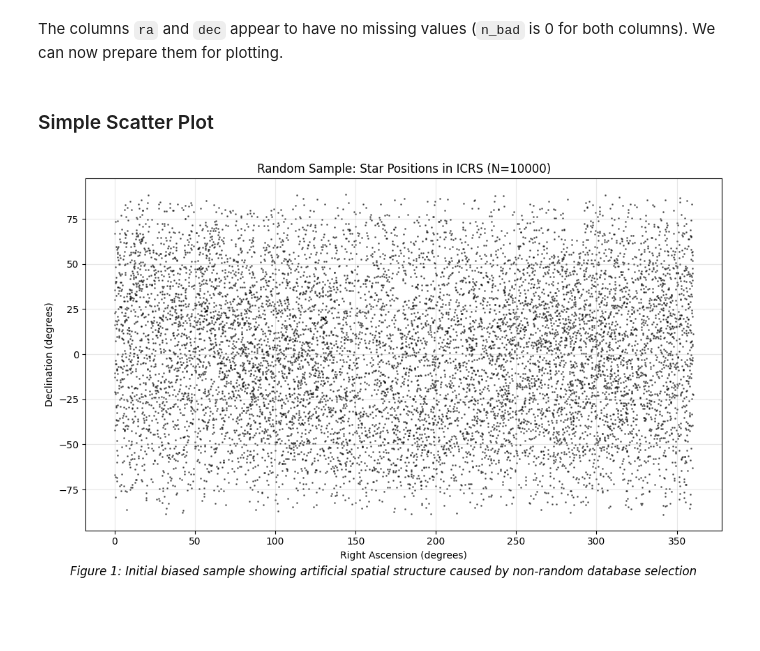
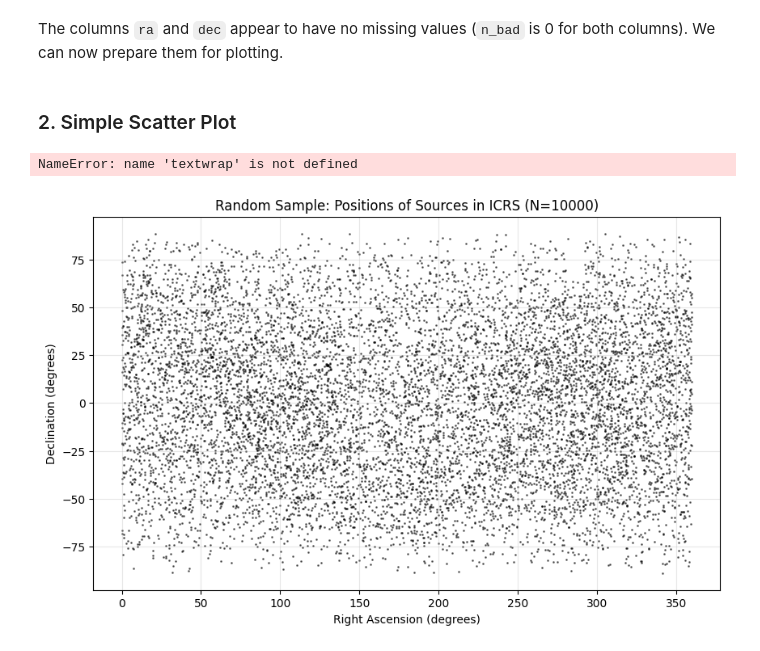
Before and after one commit to ThatDudeJude/stellar_explorer, a Jupyter notebook: notebooks/learning/08_viz_random.ipynb, the cells around one changed output. Saved outputs shown, nothing was run; the diff lists cells and outputs as text; code cells hidden in the pictures; blank space fills up the shorter version.

```diff
--- a/notebooks/learning/08_viz_random.ipynb
+++ b/notebooks/learning/08_viz_random.ipynb
@@ -32,11 +32,10 @@ Create a simple scatter plot of Right Ascension vs Declination for the 10,000 st
 # %%
-
 import matplotlib.pyplot as plt
 from astropy.table import Table
 
 # Load the random sample and biased sample sources in seperate tables
-table_random = Table.read("../../data/stars_with_galactic_coord_random.fits")
-table_biased = Table.read("../../data/stars_with_galactic_coord_biased.fits")
+table_random = Table.read("../../data/sources_with_galactic_coord_random.fits")
+table_biased = Table.read("../../data/sources_with_galactic_coord_biased.fits")
 # %% [markdown]
 Let's check for missing data in the `ra` and `dec` columns for the random data
 # %%
@@ -56,28 +55,29 @@ phot_g_mean_mag float32  mag       Column     0
 # %% [markdown]
 The columns `ra` and `dec` appear to have no missing values (`n_bad` is 0 for both columns). We can now prepare them for plotting.
 # %% [markdown]
-### Simple Scatter Plot
+### 2. Simple Scatter Plot
 # %%
 ra_random, dec_random = table_random['ra'], table_random['dec']
 # %%
 plt.figure(figsize=(10, 6))
 plt.scatter(ra_random, dec_random, s=1, alpha=0.5, color='black')
 plt.xlabel("Right Ascension (degrees)")
 plt.ylabel("Declination (degrees)")
-plt.title(f"Random Sample: Star Positions in ICRS (N={len(table_random)})")
+plt.title(f"Random Sample: Positions of Sources in ICRS (N={len(table_random)})")
 plt.grid(True, alpha=0.3)
 
 fig_caption = 'Figure 1: Initial biased sample showing artificial spatial structure caused by non-random database selection'
 wrapper = textwrap.TextWrapper(width=110)
 lines = wrapper.wrap(text=fig_caption)
 fig_caption_wrapped = '\n'.join(lines)
 
 plt.tight_layout()
 plt.figtext(0.5, -0.01, fig_caption_wrapped, ha='center', fontsize=12, style='italic')
 plt.savefig('../../outputs/random_sample_ra_dec_space.png', dpi=300, bbox_inches='tight')
 plt.show()
 # %% [output]
+NameError: name 'textwrap' is not defined
-[figure, old version]
+[figure, new version]
 # %%
 plt.figure(figsize=(10, 6))
 plt.hexbin(ra_random, dec_random, gridsize=50, cmap='Blues')
```
Also changed, not shown: parts of 6 cells of this notebook, 19 other files.
